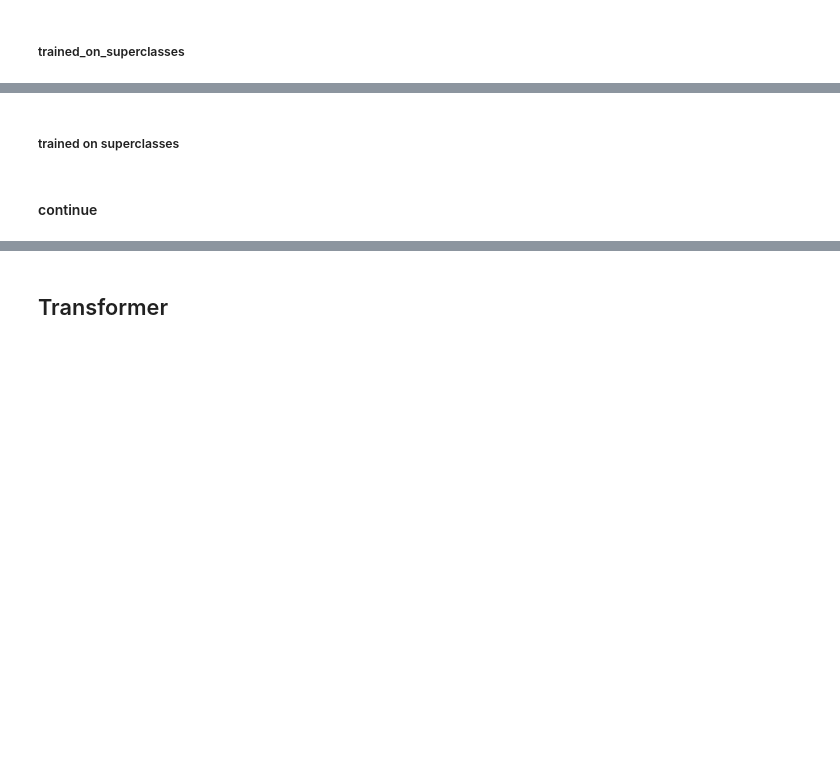
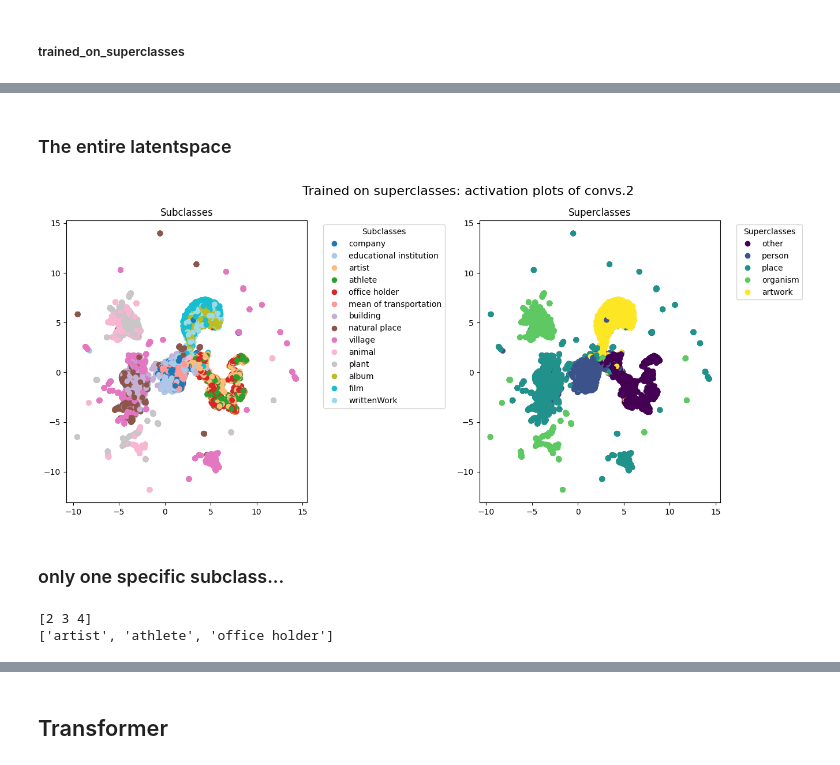
Before and after one commit to AFKonstantin/pytorch-sentiment-analysis, a Jupyter notebook: minimal_umap.ipynb, the cells around one changed output, grey strips where cells are left out. Saved outputs shown, nothing was run; the diff lists cells and outputs as text; code cells hidden in the pictures; blank space fills up the shorter version.

```diff
--- a/minimal_umap.ipynb
+++ b/minimal_umap.ipynb
@@ -12,7 +17,7 @@ print(os.path.exists(outputs_path))
 
 outputs = torch.load(outputs_path)
 # %%
-selected_conv = "convs.0"
+selected_conv = "convs.2"
 # %% [markdown]
 ##### trained_on_subclasses
 # %%
@@ -186,74 +165,40 @@ superclasses = [ont_1_mapping[subclass] for subclass in selected_subclass_lables
 
 superclass_names = ["other", "person", "place", "organism", "artwork"]
-# %% [markdown]
-##### trained on superclasses
-# %%
-# Class names
-subclass_names = [
-    'company', 'educational institution', 'artist', 'athlete',
-    'office holder', 'mean of transportation', 'building',
-    'natural place', 'village', 'animal', 'plant',
-    'album', 'film', 'writtenWork'
-]
-
-
-
-ont_1_mapping = {
-        0: 1, # company : other
-        1: 1, # educational institution : other
-        2: 0, # artist : person
-        3: 0, # athlete : person
-        4: 0, # office holder : person
-        5: 1, # mean of transportation : other
-        6: 2, # building : place
-        7: 2, # natural place : place
-        8: 2, # village : place
-        9: 3, # animal : organism
-        10: 3, # plant : organism
-        11: 4, # album : artwork
-        12: 4, # film : artwork
-        13: 4, # writtenWork : artwork
-    }
-
-
-##TODO this is impossible to do without the subclass labels....why dif i thought otherwise....
-
-
-superclasses = [ont_1_mapping_reversed[superclass] for superclass in selected_supeclass_labels.tolist()]
-
-
-superclass_names = ["other", "person", "place", "organism", "artwork"]
-# %% [markdown]
-#### continue
+# %% [markdown]
+### The entire latentspace
 # %%
 import matplotlib.pyplot as plt
 import numpy as np
 
 
 
 # Set up the figure and subplots
 fig, axes = plt.subplots(ncols=2, figsize=(15, 6))  # Adjust width and height as desired
 
 # Set the overall title for the figure
-fig.suptitle(f"Trained on subclasses: activation plots of {selected_conv}", fontsize=16)
+fig.suptitle(f"Trained on {trained_on}: activation plots of {selected_conv}", fontsize=16)
 
 # First subplot
-scatter1 = axes[0].scatter(embedding[:, 0], embedding[:, 1], c=selected_subclass_lables, cmap="tab20")
+scatter1 = axes[0].scatter(embedding[:, 0], embedding[:, 1], c=subclasses, cmap="tab20")
 legend_elements1, _ = scatter1.legend_elements()
 axes[0].legend(legend_elements1, subclass_names, title="Subclasses", bbox_to_anchor=(1.05, 1), loc='upper left')
 axes[0].set_title("Subclasses")
 
 # Second subplot (same data)
 scatter2 = axes[1].scatter(embedding[:, 0], embedding[:, 1], c=superclasses, cmap="viridis")
 legend_elements2, _ = scatter2.legend_elements()
 axes[1].legend(legend_elements2, superclass_names, title="Superclasses", bbox_to_anchor=(1.05, 1), loc='upper left')
 axes[1].set_title("Superclasses")
 
 # Adjust layout to make room for legends and title
 plt.tight_layout(rect=[0, 0, 0.9, 1])  # Adjust rect to fit legends and title
 
 # Display plot
 plt.show()
+# %% [output]
+[figure, added]
+# %% [markdown]
+### only one specific subclass...
 # %%
 #### filter the activations by class
 
@@ -270,7 +215,7 @@ mask = superclasses_np == filtered_superclass
 
 filtered_activations = selected_activations.numpy()[mask]
 
-filtered_subclass_lables = selected_subclass_lables.numpy()[mask]
+filtered_subclass_lables = subclasses.numpy()[mask]
 
 
 unique_labels = np.unique(filtered_subclass_lables)
@@ -280,6 +225,9 @@ print(unique_labels)
 filtered_subclass_names = [ name for i, name in enumerate(subclass_names) if i in unique_labels]
 
 print(filtered_subclass_names)
+# %% [output]
+[2 3 4]
+['artist', 'athlete', 'office holder']
 # %%
 
 reducer = umap.UMAP(random_state=seed)
```
Also changed, not shown: parts of 24 cells of this notebook, 1 other file.
